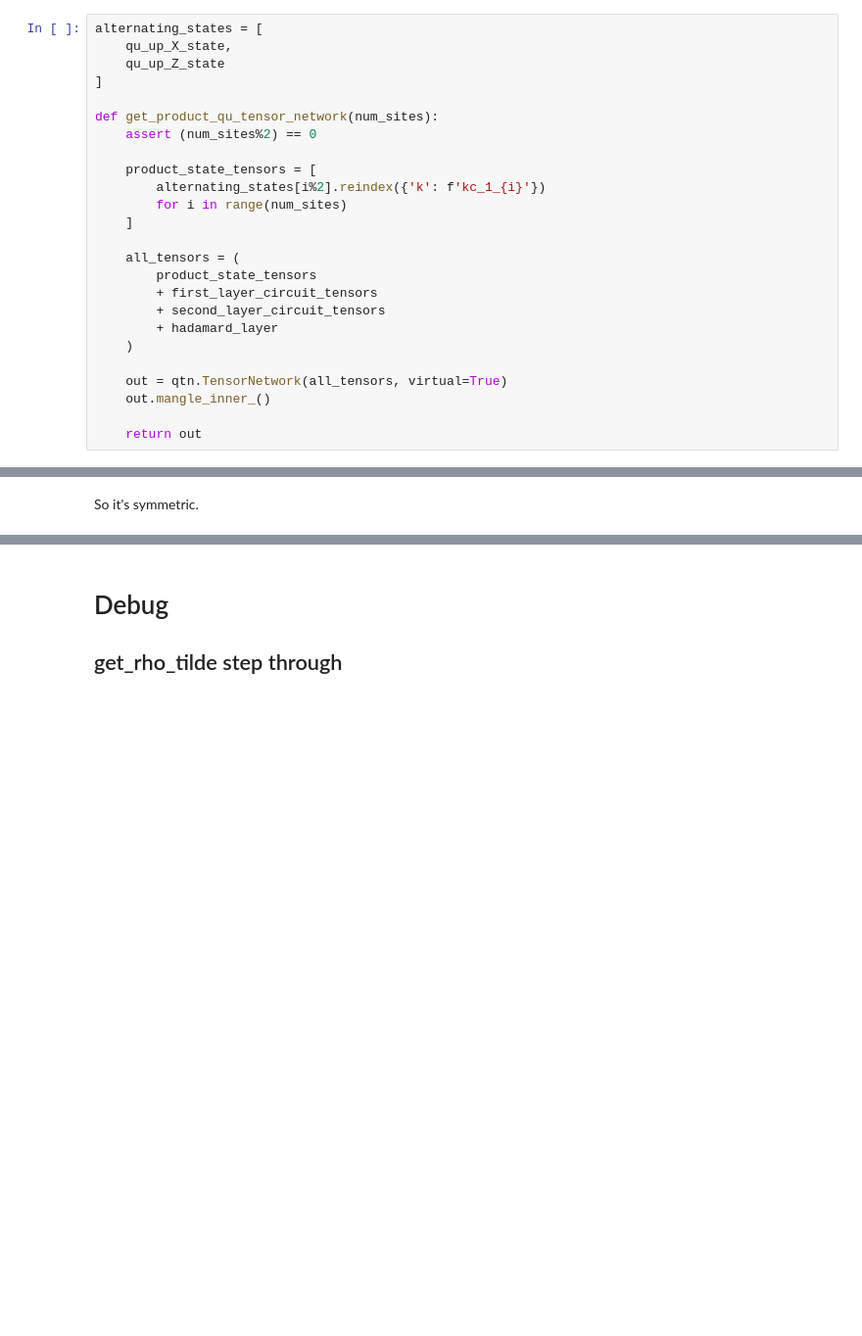
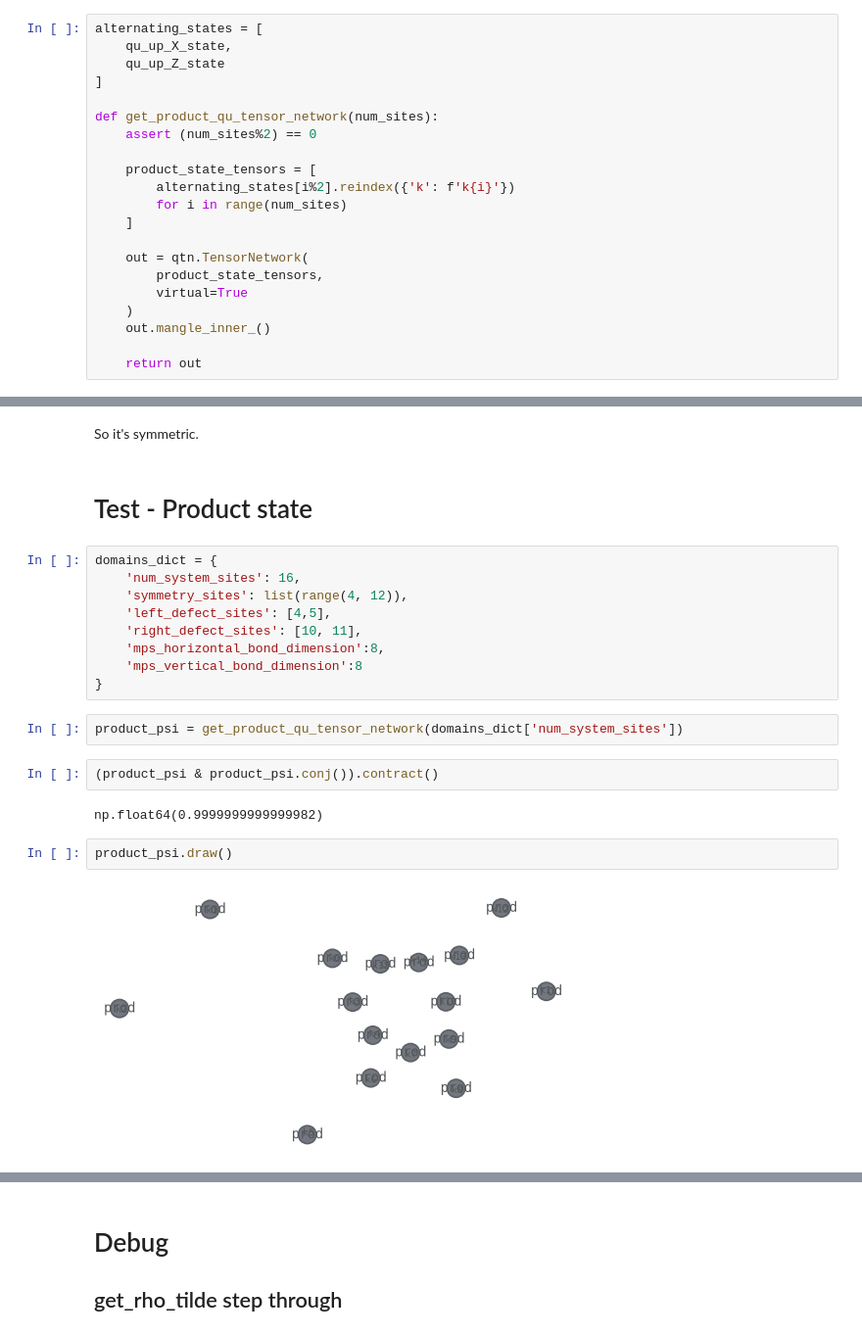
Before and after one commit to kieran-cooney/spt_numerical_classificiation, a Jupyter notebook: code/time_reversal_symmetries/truncating_reduced_density_matrices/mps_optimisation_jw_z_4_tf_system.ipynb, the cells around one changed output, grey strips where cells are left out. Shown at 98% size. Saved outputs shown, nothing was run; the diff lists cells and outputs as text; blank space fills up the shorter version.

Commit message:
Continuing work on Z_4_TF system

```diff
--- a/code/time_reversal_symmetries/truncating_reduced_density_matrices/mps_optimisation_jw_z_4_tf_system.ipynb
+++ b/code/time_reversal_symmetries/truncating_reduced_density_matrices/mps_optimisation_jw_z_4_tf_system.ipynb
@@ -132,18 +132,14 @@ def get_product_qu_tensor_network(num_sites):
     assert (num_sites%2) == 0
 
     product_state_tensors = [
-        alternating_states[i%2].reindex({'k': f'kc_1_{i}'})
+        alternating_states[i%2].reindex({'k': f'k{i}'})
         for i in range(num_sites)
     ]
 
-    all_tensors = (
-        product_state_tensors
-        + first_layer_circuit_tensors
-        + second_layer_circuit_tensors
-        + hadamard_layer
+    out = qtn.TensorNetwork(
+        product_state_tensors,
+        virtual=True
     )
-
-    out = qtn.TensorNetwork(all_tensors, virtual=True)
     out.mangle_inner_()
 
     return out
@@ -1284,2 +1322,23 @@ np.complex128(0.9999999999999988+0j)
 # %% [markdown]
 So it's symmetric.
+# %% [markdown]
+# Test - Product state
+# %%
+domains_dict = {
+    'num_system_sites': 16,
+    'symmetry_sites': list(range(4, 12)),
+    'left_defect_sites': [4,5],
+    'right_defect_sites': [10, 11],
+    'mps_horizontal_bond_dimension':8,
+    'mps_vertical_bond_dimension':8
+}
+# %%
+product_psi = get_product_qu_tensor_network(domains_dict['num_system_sites'])
+# %%
+(product_psi & product_psi.conj()).contract()
+# %% [output]
+np.float64(0.9999999999999982)
+# %%
+product_psi.draw()
+# %% [output]
+[figure, added]
```
Also changed, not shown: parts of 83 cells of this notebook.
